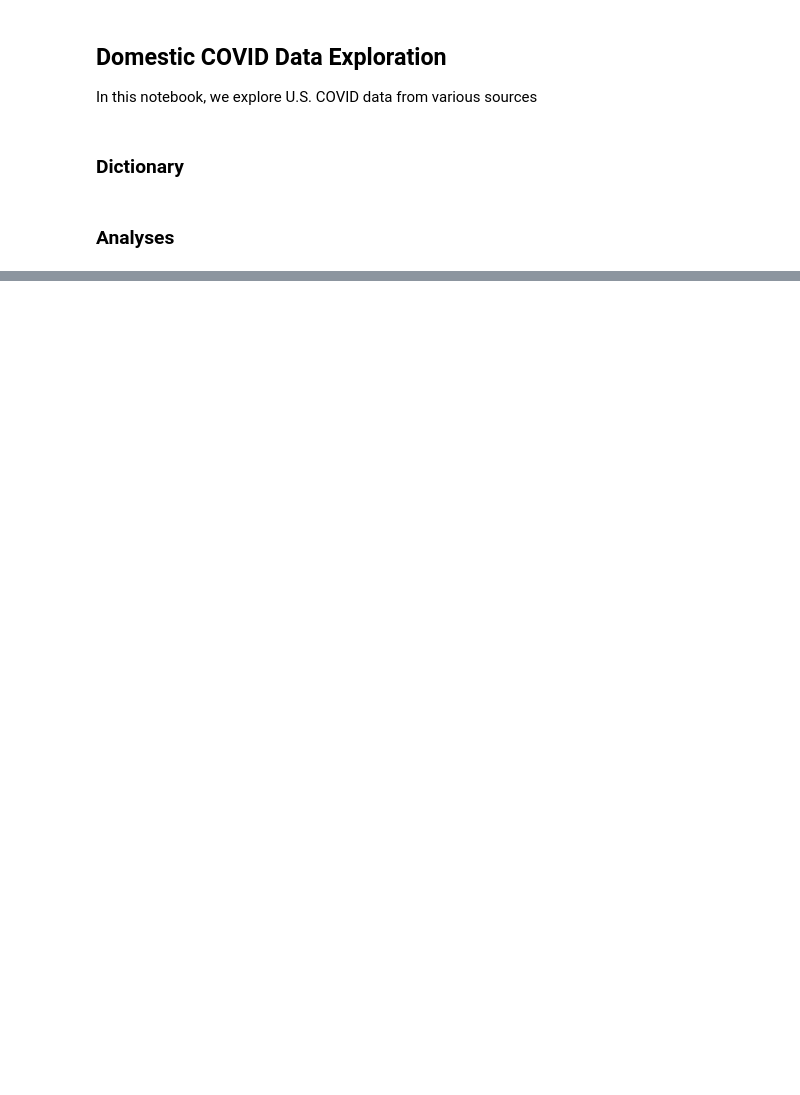
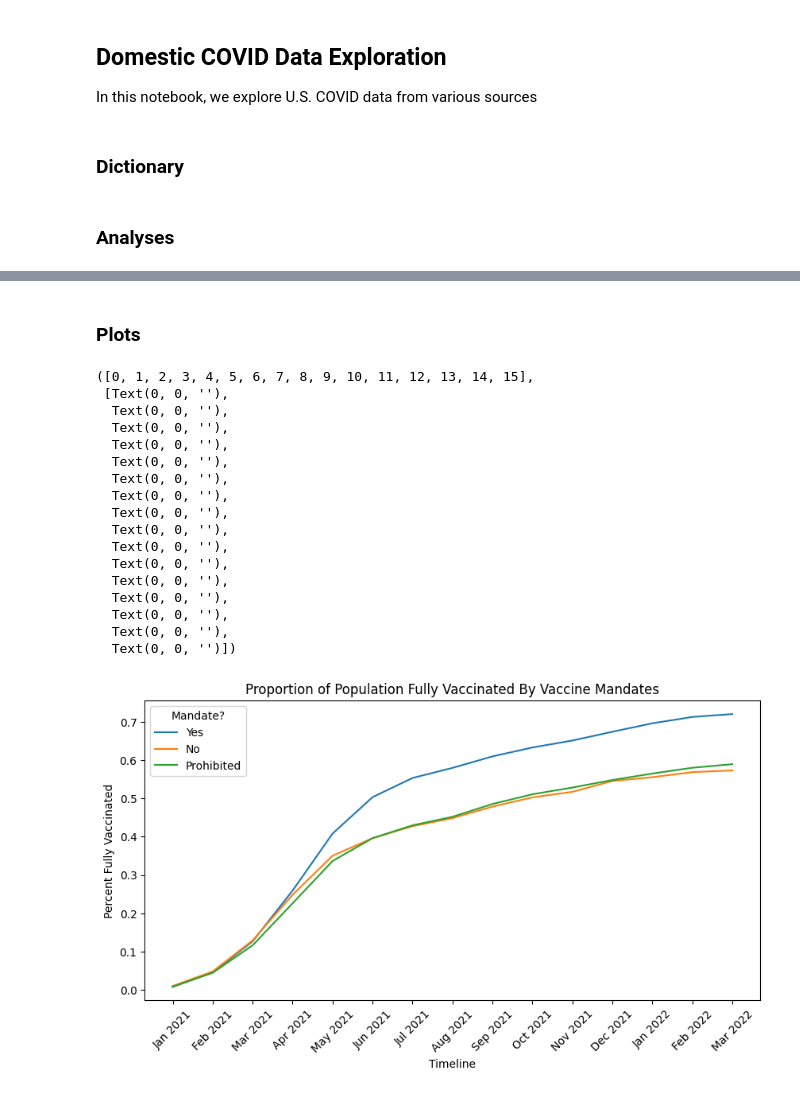
Before and after one commit to youribenadjaoud/mph-thesis, a Jupyter notebook: src/notebooks/domestic_exploration.ipynb, the cells around one changed output, grey strips where cells are left out. Cells and saved outputs as stored; diff of their text form; code cells hidden in the pictures; blank space fills up the shorter version.

```diff
--- a/src/notebooks/domestic_exploration.ipynb
+++ b/src/notebooks/domestic_exploration.ipynb
@@ -128,0 +111,6 @@ state_pop_grouped.head()
+# %%
+# Gather population total for each state (adding up all the county populations); assigned date does not change total
+
+state_pop = vacc_all_cdc.loc[vacc_all_cdc.Date == '2022-03-01']
+state_pop_grouped = state_pop.groupby('Recip_State', as_index=False)['Census2019'].sum()
+state_pop_grouped.head()
@@ -129 +124,55 @@ state_pop_grouped.head()
+# %%
+# Merge population totals to vaccine uptake dfs to get prevalence rather than raw totals
+
+vacc_all_jhu.rename(columns={'Province_State' : 'Recip_State'}, inplace=True)
+vacc_all_jhu_pop = vacc_all_jhu.merge(state_pop_grouped, on= 'Recip_State', how='left')
+vacc_all_jhu_pop[['People_Fully_Vaccinated','People_Partially_Vaccinated']] = vacc_all_jhu_pop[['People_Fully_Vaccinated','People_Partially_Vaccinated']].div(vacc_all_jhu_pop['Census2019'], axis=0)
+# %% [markdown]
+### Plots
+# %%
+# Pre-plot functions to make graph prettier and df easier to work with
+
+vacc_all_jhu_pop['Month'] = pd.DatetimeIndex(vacc_all_jhu_pop['Date']).month
+vacc_all_jhu_pop['Year'] = pd.DatetimeIndex(vacc_all_jhu_pop['Date']).year
+
+vacc_all_jhu_pop['Month'] = vacc_all_jhu_pop['Month'].replace({1 : 'Jan', 2 : 'Feb', 3 : 'Mar', 4 : 'Apr', 5 : 'May', 6 : 'Jun', 7 : 'Jul', 8 : 'Aug', 9 : 'Sep', 10 : 'Oct', 11 : 'Nov', 12 : 'Dec'})
+
+vacc_all_jhu_pop['Time'] = vacc_all_jhu_pop["Month"].astype(str) + " " + vacc_all_jhu_pop["Year"].astype(str)
+
+vacc_all_jhu_pop.rename(columns={'level_0' : 'Mandate?'}, inplace=True)
+# %%
+# JHU Vaccine Rates (based on Census 2019 Population) Plot
+
+fig, ax = plt.subplots(figsize=(10,5), dpi = 100)
+
+sns.lineplot(
+    data = vacc_all_jhu_pop,
+    x = "Time",
+    y = "People_Fully_Vaccinated",
+    hue = 'Mandate?',
+    ci= None
+)
+
+ax.set(xlabel = "Timeline", ylabel = "Percent Fully Vaccinated")
+ax.set(title= "Proportion of Population Fully Vaccinated By Vaccine Mandates")
+plt.xticks(rotation=45)
+# %% [output]
+([0, 1, 2, 3, 4, 5, 6, 7, 8, 9, 10, 11, 12, 13, 14, 15],
+ [Text(0, 0, ''),
+  Text(0, 0, ''),
+  Text(0, 0, ''),
+  Text(0, 0, ''),
+  Text(0, 0, ''),
+  Text(0, 0, ''),
+  Text(0, 0, ''),
+  Text(0, 0, ''),
+  Text(0, 0, ''),
+  Text(0, 0, ''),
+  Text(0, 0, ''),
+  Text(0, 0, ''),
+  Text(0, 0, ''),
+  Text(0, 0, ''),
+  Text(0, 0, ''),
+  Text(0, 0, '')])
+[figure, added]
 # %%
```
Also changed, not shown: parts of 16 cells of this notebook.
